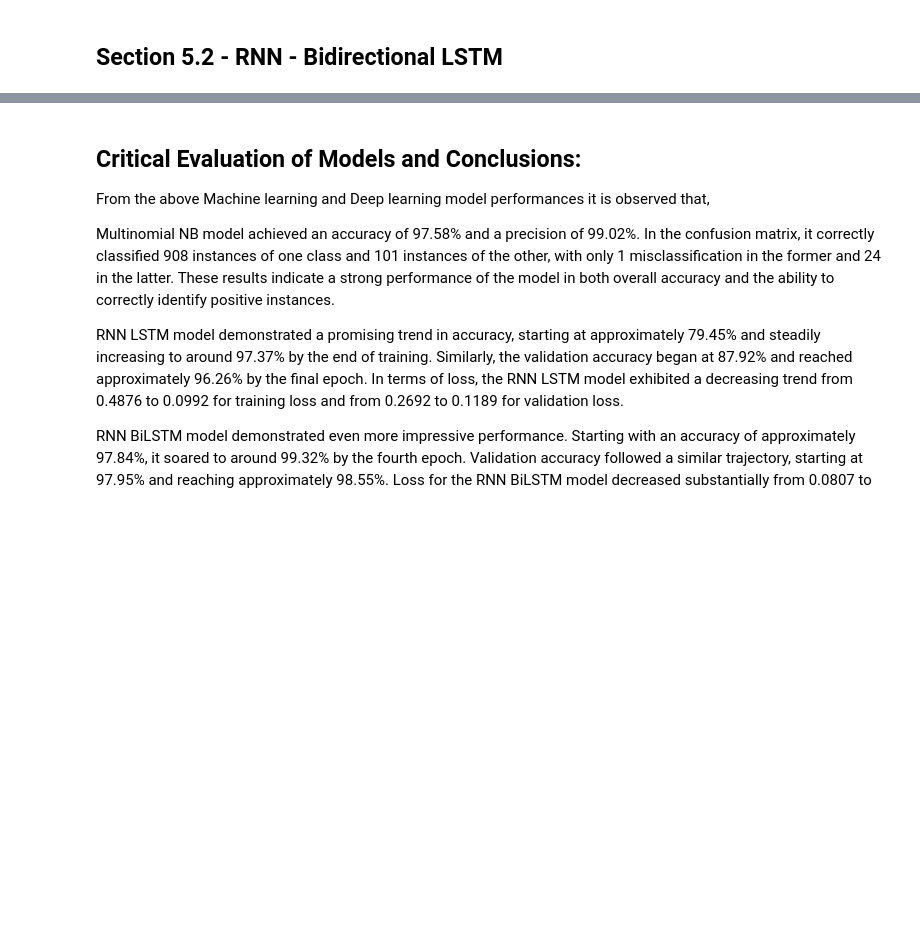
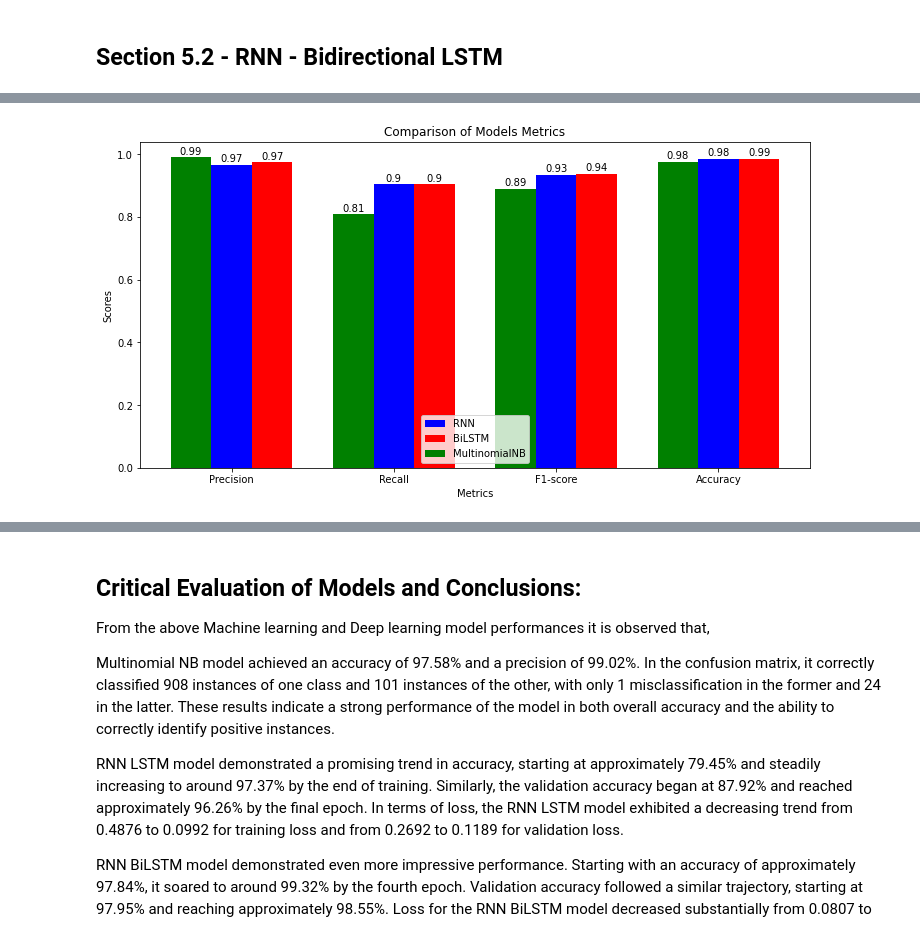
Before and after one commit to OmVootla/Sem2-BDP-AD-CA1, a Jupyter notebook: Optimizing SMS Spam Classification with Pyspark and Advanced RNN Architectures..ipynb, the cells around one changed output, grey strips where cells are left out. Drawn from its saved outputs; the diff is of its cells as text; code cells hidden in the pictures; blank space fills up the shorter version.

```diff
--- a/Optimizing SMS Spam Classification with Pyspark and Advanced RNN Architectures..ipynb
+++ b/Optimizing SMS Spam Classification with Pyspark and Advanced RNN Architectures..ipynb
@@ -1143,0 +913,45 @@ Py4JJavaError: An error occurred while calling o320.evaluate.
+# %%
+import matplotlib.pyplot as plt
+from sklearn.metrics import precision_recall_fscore_support, accuracy_score
+
+# Metrics for MultinomialNB model
+nb_accuracy = 0.9758220502901354
+nb_precision = 0.9901960784313726
+nb_recall = 0.808
+nb_f1_score = 0.889
+
+# Evaluate RNN model
+rnn_precision, rnn_recall, rnn_f1_score, rnn_accuracy = evaluate_model(model, test_sequences_matrix, Y_test)
+
+# Evaluate BiLSTM model
+bilstm_precision, bilstm_recall, bilstm_f1_score, bilstm_accuracy = evaluate_model(bilstm_model, test_sequences_matrix, Y_test)
+
+# Plot results
+metrics = ['Precision', 'Recall', 'F1-score', 'Accuracy']
+rnn_scores = [rnn_precision, rnn_recall, rnn_f1_score, rnn_accuracy]
+bilstm_scores = [bilstm_precision, bilstm_recall, bilstm_f1_score, bilstm_accuracy]
+nb_scores = [nb_precision, nb_recall, nb_f1_score, nb_accuracy]
+
+x = range(len(metrics))
+
+plt.figure(figsize=(12, 6))
+bar_width = 0.25
+
+bars1 = plt.bar(x, rnn_scores, width=bar_width, label='RNN', color='b', align='center')
+bars2 = plt.bar([i + bar_width for i in x], bilstm_scores, width=bar_width, label='BiLSTM', color='r', align='center')
+bars3 = plt.bar([i - bar_width for i in x], nb_scores, width=bar_width, label='MultinomialNB', color='g', align='center')
+
+plt.xlabel('Metrics')
+plt.ylabel('Scores')
+plt.title('Comparison of Models Metrics')
+plt.xticks(x, metrics)
+plt.legend()
+
+# Add text on top of the bars
+for bars in [bars1, bars2, bars3]:
+    for bar in bars:
+        plt.text(bar.get_x() + bar.get_width() / 2, bar.get_height() + 0.01,
+                 str(round(bar.get_height(), 2)), ha='center', color='black')
+
+plt.show()
+# %% [output]
@@ -1143,0 +960 @@ Py4JJavaError: An error occurred while calling o320.evaluate.
+[figure, added]
```
Also changed, not shown: parts of 83 cells of this notebook.
